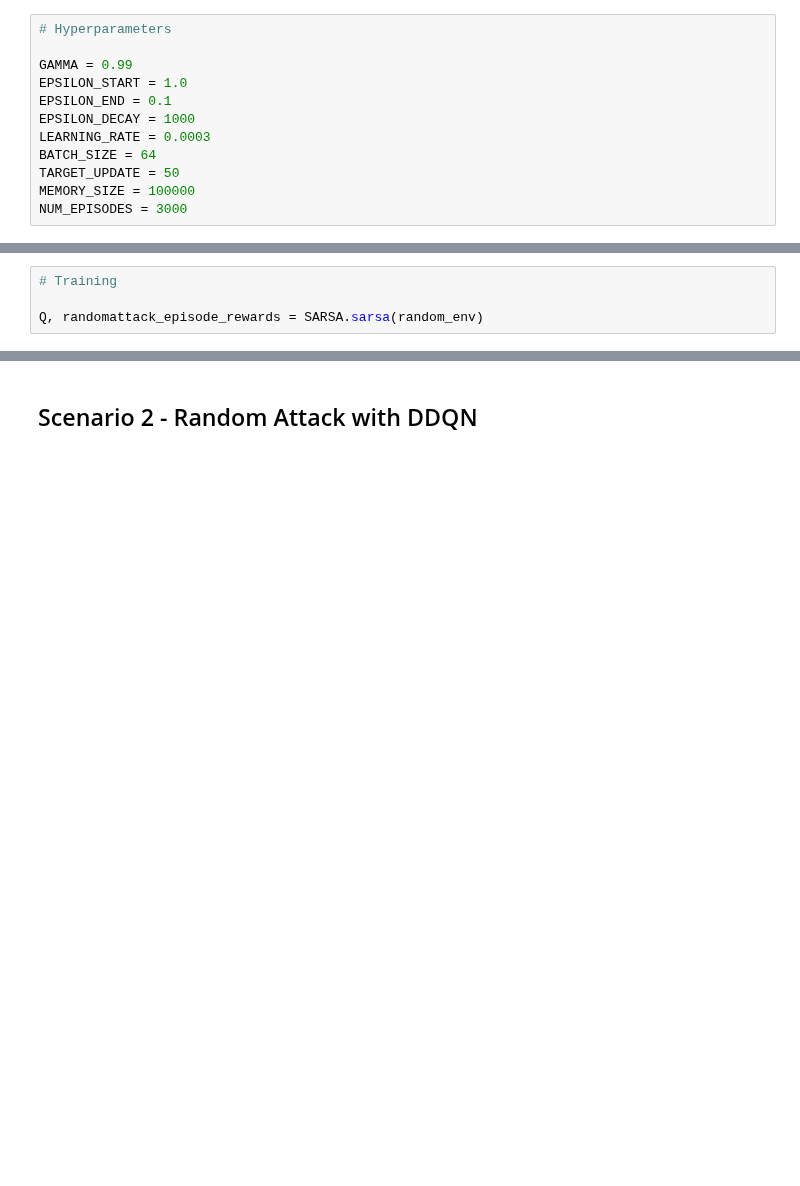
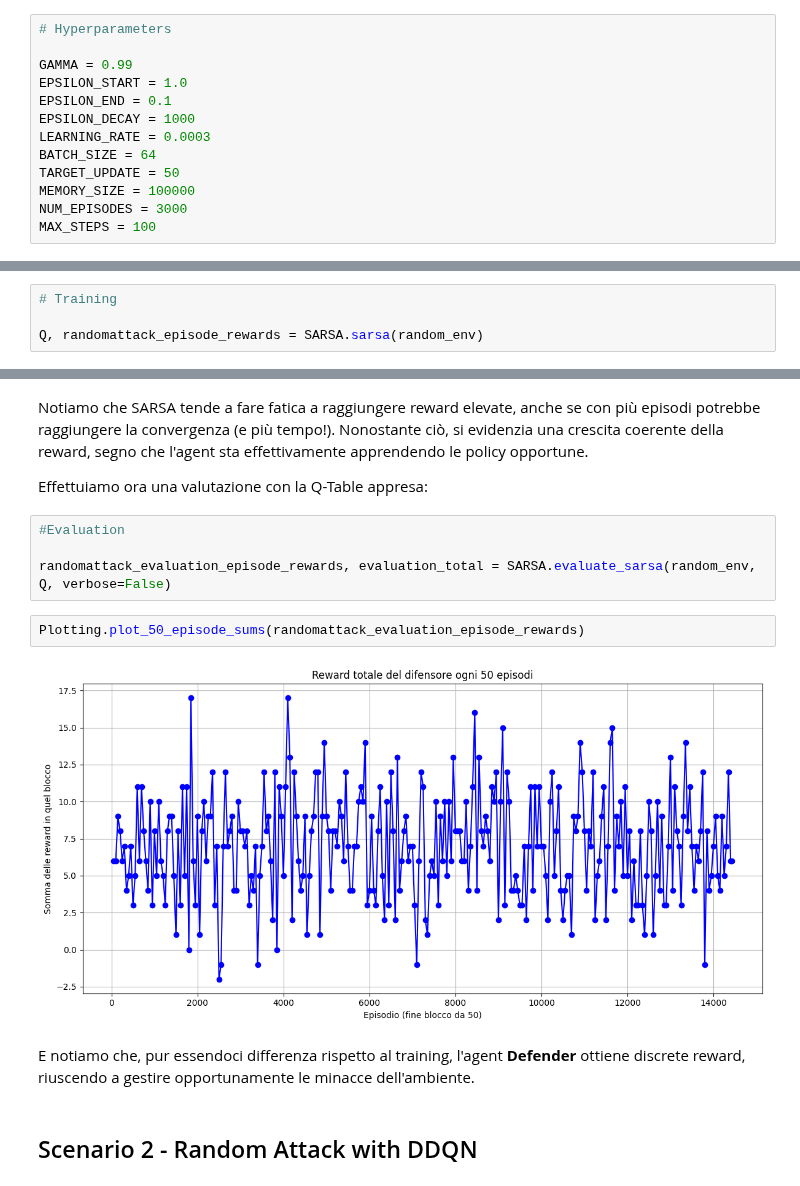
Before and after one commit to crypto-infinity/proai, a Jupyter notebook: project/cybersec_rl.ipynb, the cells around one changed output, grey strips where cells are left out. Cells and saved outputs as stored; diff of their text form; blank space fills up the shorter version.

```diff
--- a/project/cybersec_rl.ipynb
+++ b/project/cybersec_rl.ipynb
@@ -87,3 +116,4 @@ BATCH_SIZE = 64
 TARGET_UPDATE = 50
 MEMORY_SIZE = 100000
 NUM_EPISODES = 3000
+MAX_STEPS = 100
@@ -487,2 +642,16 @@ Plotting.plot_50_episode_sums(np.array(randomattack_episode_rewards).flatten())
+# %% [markdown]
+Notiamo che SARSA tende a fare fatica a raggiungere reward elevate, anche se con più episodi potrebbe raggiungere la convergenza (e più tempo!). Nonostante ciò, si evidenzia una crescita coerente della reward, segno che l'agent sta effettivamente apprendendo le policy opportune.
+
+Effettuiamo ora una valutazione con la Q-Table appresa:
+# %%
+#Evaluation
+
+randomattack_evaluation_episode_rewards, evaluation_total = SARSA.evaluate_sarsa(random_env, Q, verbose=False)
+# %%
+Plotting.plot_50_episode_sums(randomattack_evaluation_episode_rewards)
+# %% [output]
+[figure, added]
+# %% [markdown]
+E notiamo che, pur essendoci differenza rispetto al training, l'agent **Defender** ottiene discrete reward, riuscendo a gestire opportunamente le minacce dell'ambiente.
 # %% [markdown]
 ## Scenario 2 - Random Attack with DDQN
```
Also changed, not shown: parts of 43 cells of this notebook.
